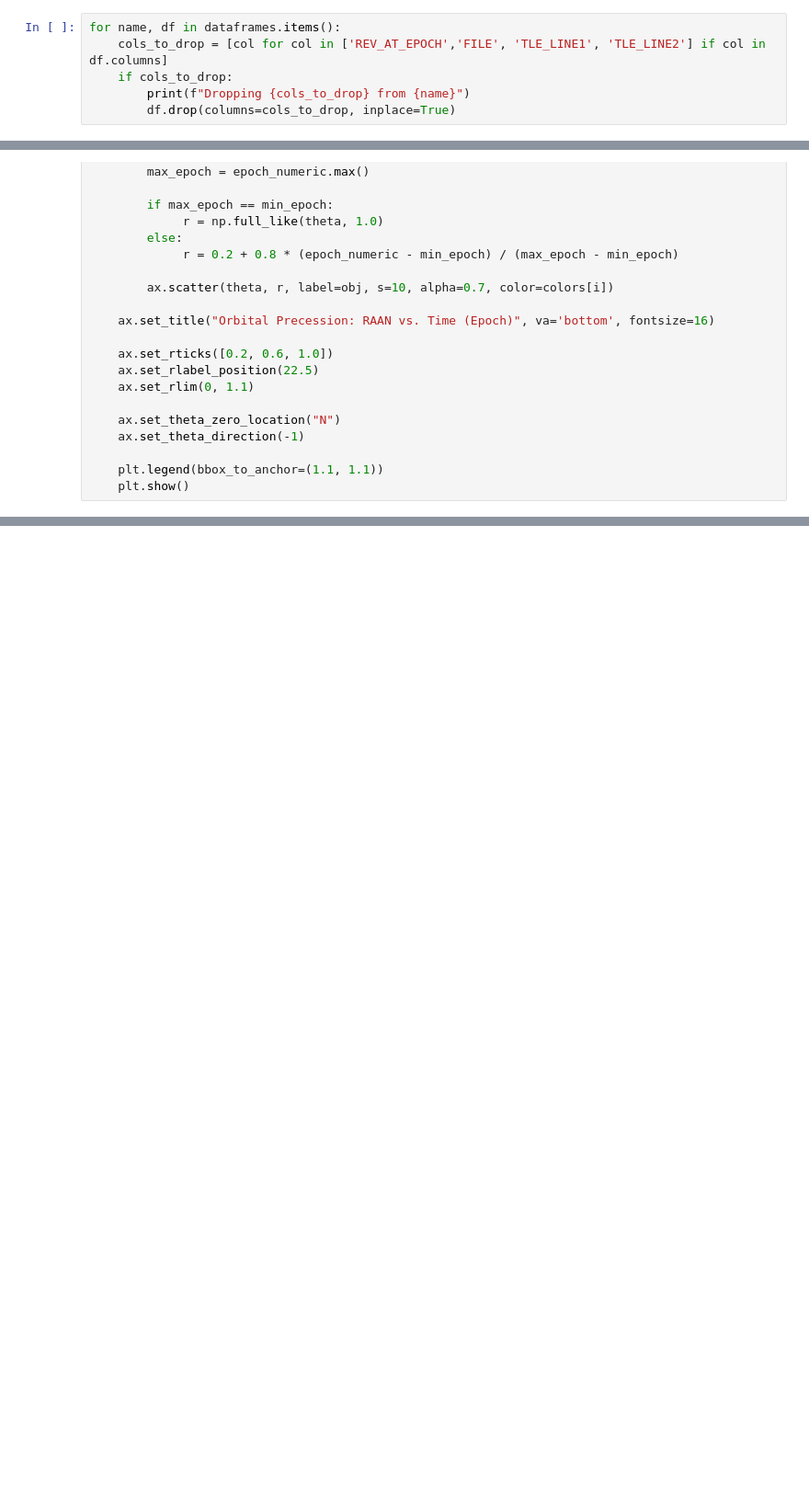
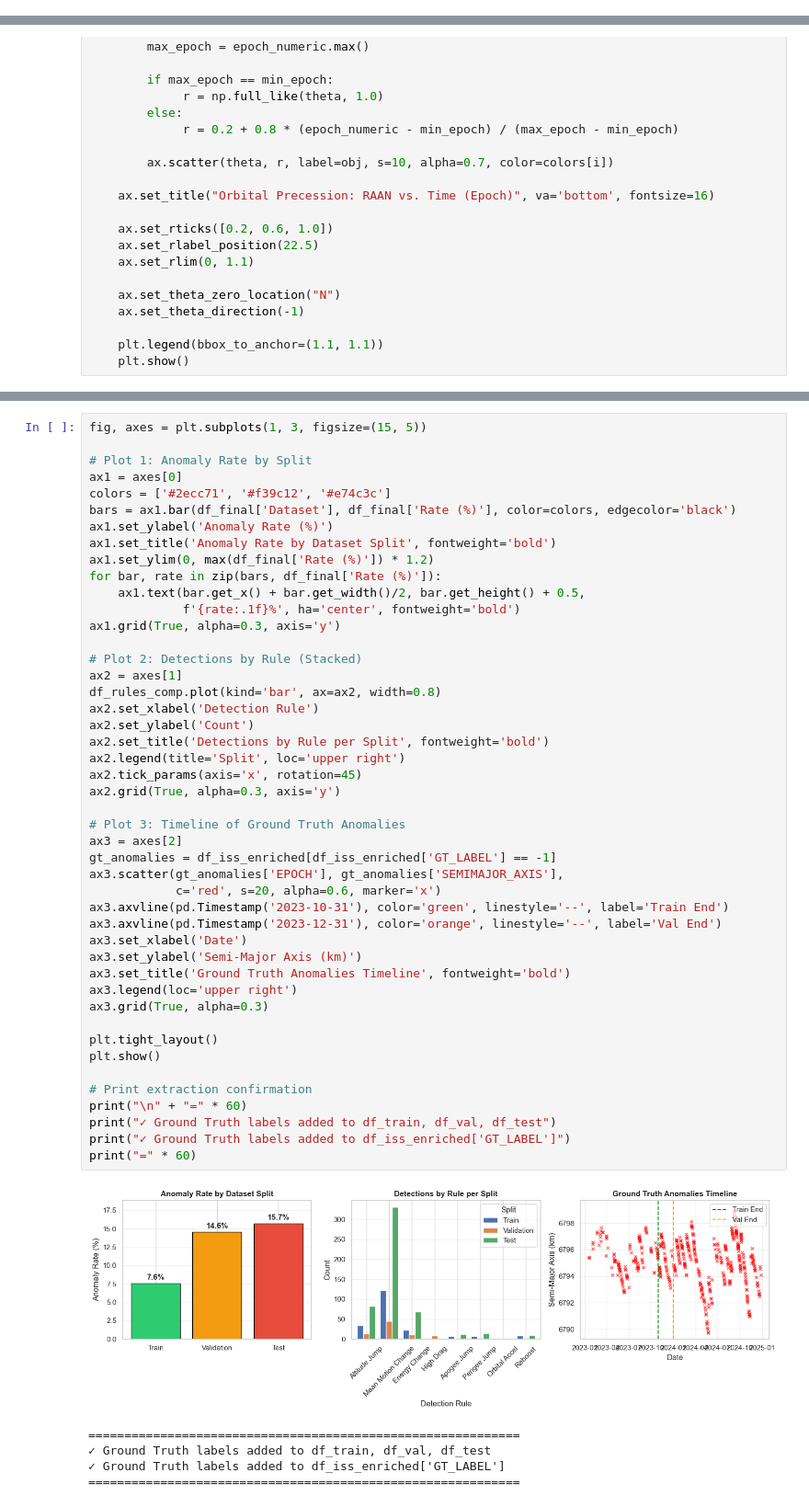
Before and after one commit to Thib7895/Anomaly-Detection-in-Orbital-Trajectories-by-Unsupervised-Machine-Learning, a Jupyter notebook: Analyse ISS.ipynb, the cells around one changed output, grey strips where cells are left out. Shown at 92% size. Drawn from its saved outputs; the diff is of its cells as text; blank space fills up the shorter version.

```diff
--- a/Analyse ISS.ipynb
+++ b/Analyse ISS.ipynb
@@ -81,6 +148,0 @@ Constant columns in SL-8 DEB_4084_data: ['COMMENT', 'ORIGINATOR', 'CLASSIFICATIO
-# %%
-for name, df in dataframes.items():
-    cols_to_drop = [col for col in ['REV_AT_EPOCH','FILE', 'TLE_LINE1', 'TLE_LINE2'] if col in df.columns]
-    if cols_to_drop:
-        print(f"Dropping {cols_to_drop} from {name}")
-        df.drop(columns=cols_to_drop, inplace=True)
@@ -451,0 +1113,52 @@ plot_polar_raan_comparative_with_epoch(df_combined)
+# %%
+fig, axes = plt.subplots(1, 3, figsize=(15, 5))
+
+# Plot 1: Anomaly Rate by Split
+ax1 = axes[0]
+colors = ['#2ecc71', '#f39c12', '#e74c3c']
+bars = ax1.bar(df_final['Dataset'], df_final['Rate (%)'], color=colors, edgecolor='black')
+ax1.set_ylabel('Anomaly Rate (%)')
+ax1.set_title('Anomaly Rate by Dataset Split', fontweight='bold')
+ax1.set_ylim(0, max(df_final['Rate (%)']) * 1.2)
+for bar, rate in zip(bars, df_final['Rate (%)']):
+    ax1.text(bar.get_x() + bar.get_width()/2, bar.get_height() + 0.5,
+             f'{rate:.1f}%', ha='center', fontweight='bold')
+ax1.grid(True, alpha=0.3, axis='y')
+
+# Plot 2: Detections by Rule (Stacked)
+ax2 = axes[1]
+df_rules_comp.plot(kind='bar', ax=ax2, width=0.8)
+ax2.set_xlabel('Detection Rule')
+ax2.set_ylabel('Count')
+ax2.set_title('Detections by Rule per Split', fontweight='bold')
+ax2.legend(title='Split', loc='upper right')
+ax2.tick_params(axis='x', rotation=45)
+ax2.grid(True, alpha=0.3, axis='y')
+
+# Plot 3: Timeline of Ground Truth Anomalies
+ax3 = axes[2]
+gt_anomalies = df_iss_enriched[df_iss_enriched['GT_LABEL'] == -1]
+ax3.scatter(gt_anomalies['EPOCH'], gt_anomalies['SEMIMAJOR_AXIS'],
+            c='red', s=20, alpha=0.6, marker='x')
+ax3.axvline(pd.Timestamp('2023-10-31'), color='green', linestyle='--', label='Train End')
+ax3.axvline(pd.Timestamp('2023-12-31'), color='orange', linestyle='--', label='Val End')
+ax3.set_xlabel('Date')
+ax3.set_ylabel('Semi-Major Axis (km)')
+ax3.set_title('Ground Truth Anomalies Timeline', fontweight='bold')
+ax3.legend(loc='upper right')
+ax3.grid(True, alpha=0.3)
+
+plt.tight_layout()
+plt.show()
+
+# Print extraction confirmation
+print("\n" + "=" * 60)
+print("✓ Ground Truth labels added to df_train, df_val, df_test")
+print("✓ Ground Truth labels added to df_iss_enriched['GT_LABEL']")
+print("=" * 60)
+# %% [output]
+[figure, added]
+============================================================
+✓ Ground Truth labels added to df_train, df_val, df_test
+✓ Ground Truth labels added to df_iss_enriched['GT_LABEL']
+============================================================
```
Also changed, not shown: parts of 94 cells of this notebook.
